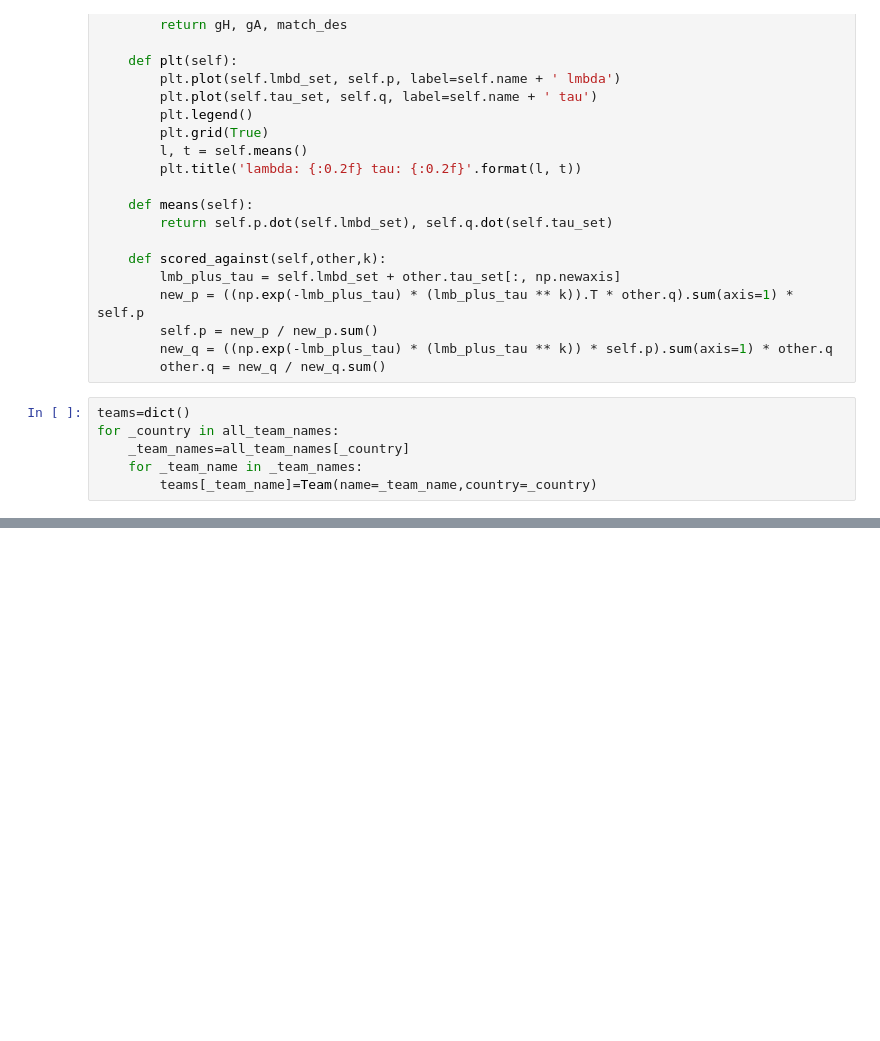
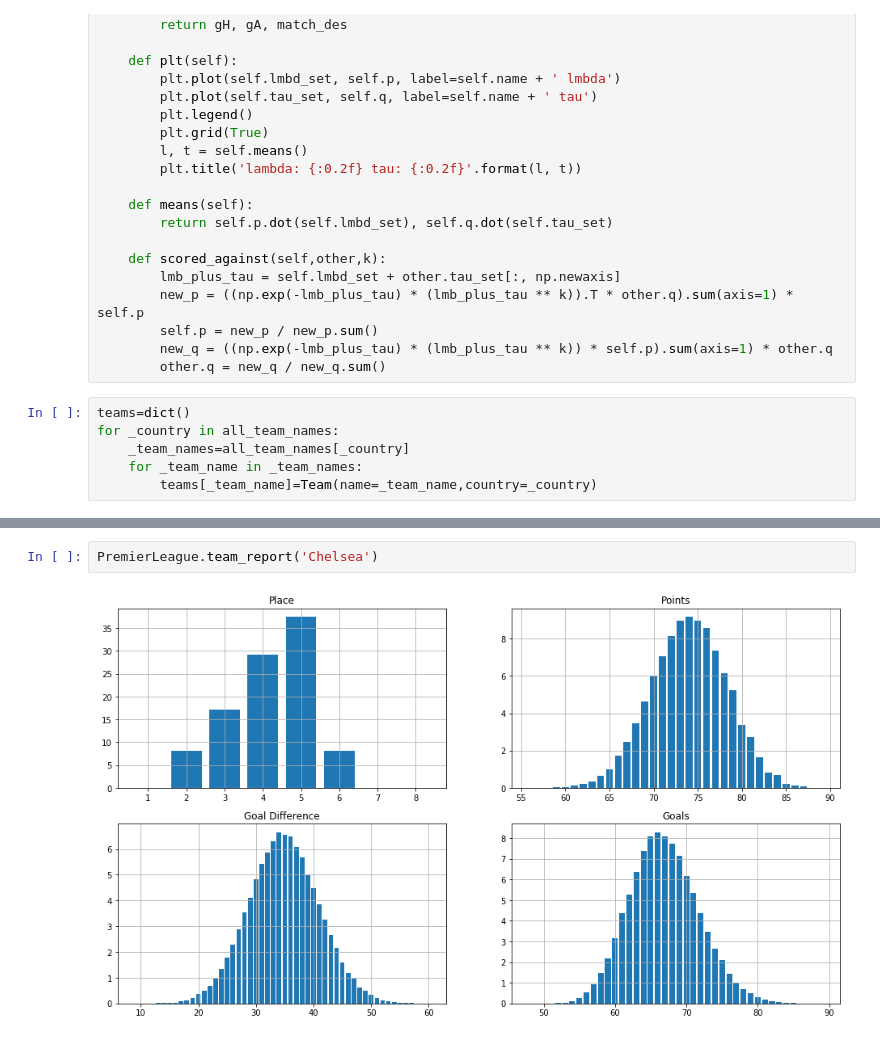
Before and after one commit to tchnvkng/python_notebooks, a Jupyter notebook: premier_league/pl2.ipynb, the cells around one changed output, grey strips where cells are left out. Cells and saved outputs as stored; diff of their text form; blank space fills up the shorter version.

```diff
--- a/premier_league/pl2.ipynb
+++ b/premier_league/pl2.ipynb
@@ -247,0 +326,4 @@ ES
+# %%
+PremierLeague.team_report('Chelsea')
+# %% [output]
+[figure, added]
```
Also changed, not shown: parts of 17 cells of this notebook.
